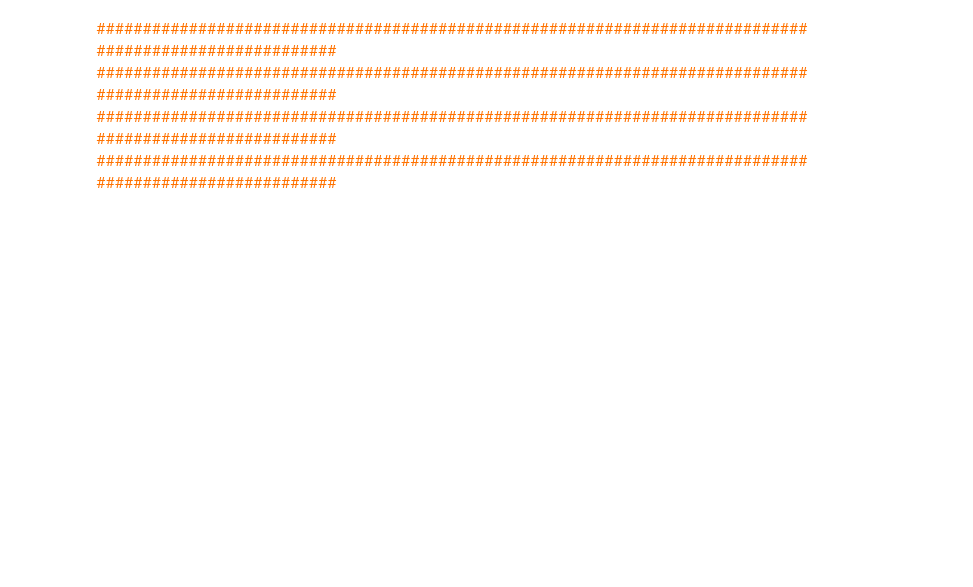
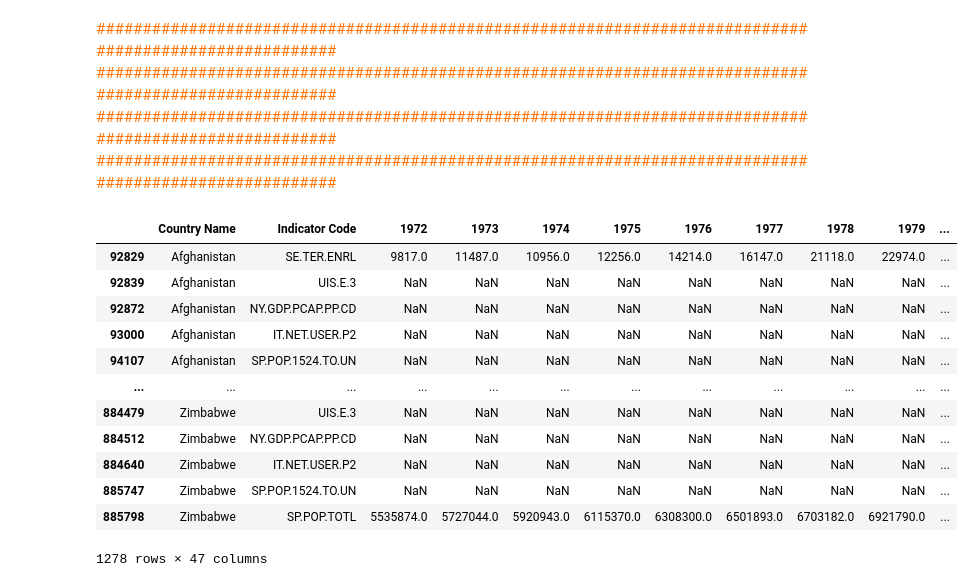
Before and after one commit to samirhinojosa/OC-P2-education-statistics, a Jupyter notebook: notebook.ipynb, the cells around one changed output. Drawn from its saved outputs; the diff is of its cells as text; code cells hidden in the pictures; blank space fills up the shorter version.

```diff
--- a/notebook.ipynb
+++ b/notebook.ipynb
@@ -1176,3 +1204,22 @@ plt.show()
 #######################################################################################################
 #######################################################################################################
 </div>
+# %%
+list_temp = ["Country Name", "Indicator Code"] + YEAR_TO_WORK
+df_temp = df_sample_copy[list_temp].copy()
+# %%
+df_temp
+# %% [output]
+|  | Country Name | Indicator Code | 1972 | 1973 | 1974 | 1975 | 1976 | 1977 | 1978 | 1979 | ... |
+| 92829 | Afghanistan | SE.TER.ENRL | 9817.0 | 11487.0 | 10956.0 | 12256.0 | 14214.0 | 16147.0 | 21118.0 | 22974.0 | ... |
+| 92839 | Afghanistan | UIS.E.3 | NaN | NaN | NaN | NaN | NaN | NaN | NaN | NaN | ... |
+| 92872 | Afghanistan | NY.GDP.PCAP.PP.CD | NaN | NaN | NaN | NaN | NaN | NaN | NaN | NaN | ... |
+| 93000 | Afghanistan | IT.NET.USER.P2 | NaN | NaN | NaN | NaN | NaN | NaN | NaN | NaN | ... |
+| 94107 | Afghanistan | SP.POP.1524.TO.UN | NaN | NaN | NaN | NaN | NaN | NaN | NaN | NaN | ... |
+| ... | ... | ... | ... | ... | ... | ... | ... | ... | ... | ... | ... |
+| 884479 | Zimbabwe | UIS.E.3 | NaN | NaN | NaN | NaN | NaN | NaN | NaN | NaN | ... |
+| 884512 | Zimbabwe | NY.GDP.PCAP.PP.CD | NaN | NaN | NaN | NaN | NaN | NaN | NaN | NaN | ... |
+| 884640 | Zimbabwe | IT.NET.USER.P2 | NaN | NaN | NaN | NaN | NaN | NaN | NaN | NaN | ... |
+| 885747 | Zimbabwe | SP.POP.1524.TO.UN | NaN | NaN | NaN | NaN | NaN | NaN | NaN | NaN | ... |
+| 885798 | Zimbabwe | SP.POP.TOTL | 5535874.0 | 5727044.0 | 5920943.0 | 6115370.0 | 6308300.0 | 6501893.0 | 6703182.0 | 6921790.0 | ... |
+1278 rows × 47 columns
```
Also changed, not shown: parts of 11 cells of this notebook, 1 other file.
